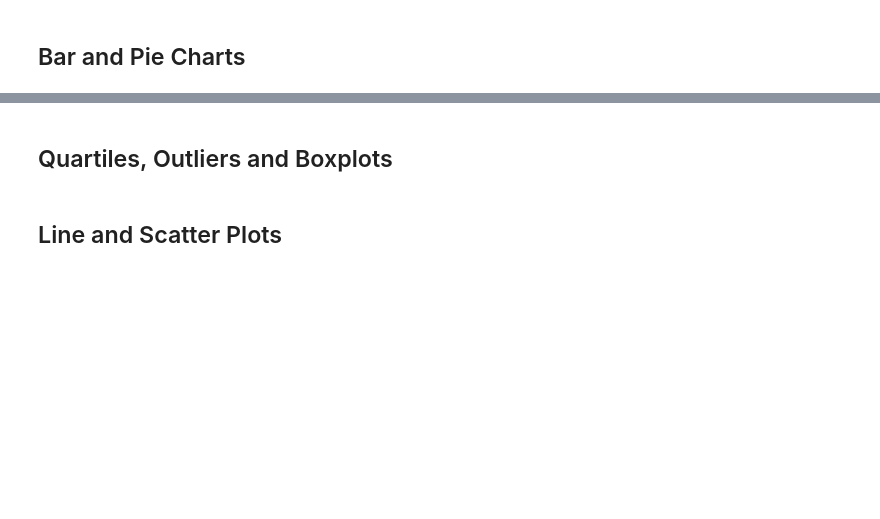
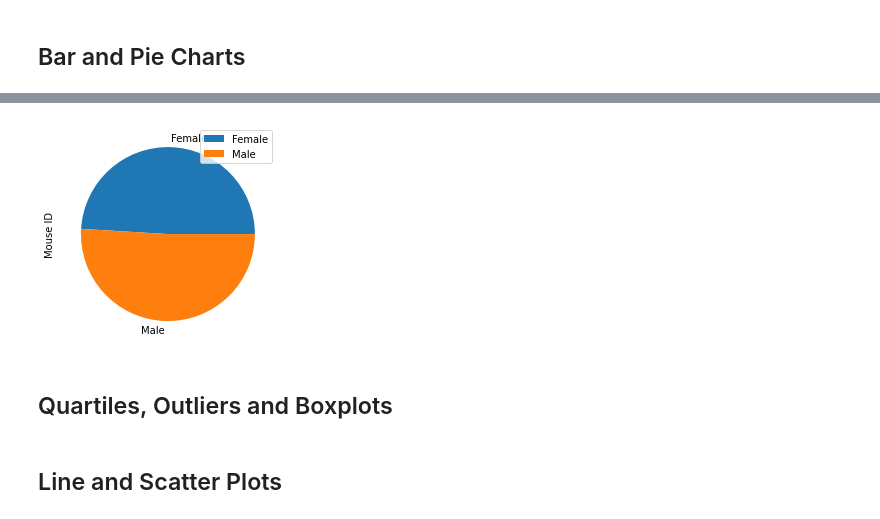
Before and after one commit to NMC1214/Matplotlib_Challenge, a Jupyter notebook: pymaceuticals_starter.ipynb, the cells around one changed output, grey strips where cells are left out. Saved outputs shown, nothing was run; the diff lists cells and outputs as text; code cells hidden in the pictures; blank space fills up the shorter version.

```diff
--- a/pymaceuticals_starter.ipynb
+++ b/pymaceuticals_starter.ipynb
@@ -171,2 +184,8 @@ Regime_Volume.plot
 # %%
 # Generate a pie plot showing the distribution of female versus male mice using pandas
+Gender_Count = Pharma_Clean.groupby(['Sex']).count()
+Gender_Count2 = Gender_Count[["Mouse ID"]].copy()
+
+plot = Gender_Count2.plot.pie(subplots=True)
+# %% [output]
+[figure, added]
```
Also changed, not shown: parts of 10 cells of this notebook.
